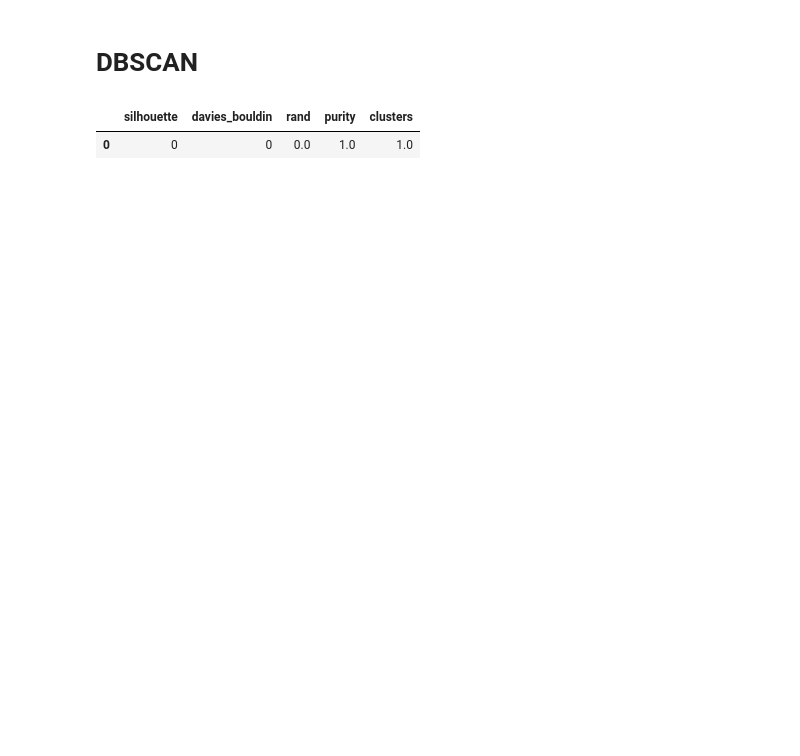
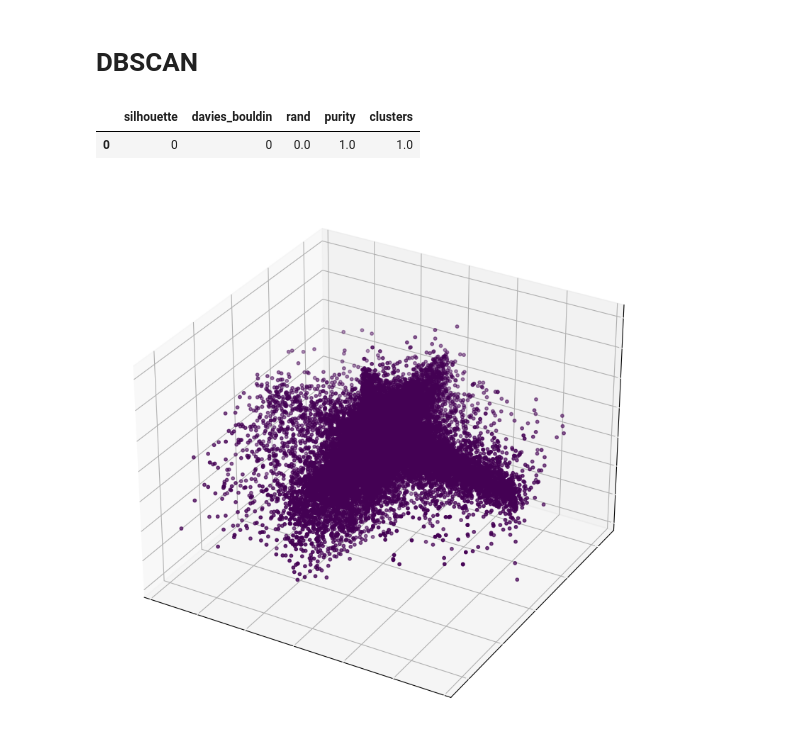
Before and after one commit to KamilMatejuk/Articles, a Jupyter notebook: Machine Learning/03. Unsupervised Clustering explained/main.ipynb, the cells around one changed output. Saved outputs shown, nothing was run; the diff lists cells and outputs as text; code cells hidden in the pictures; blank space fills up the shorter version.

```diff
--- a/Machine Learning/03. Unsupervised Clustering explained/main.ipynb
+++ b/Machine Learning/03. Unsupervised Clustering explained/main.ipynb
@@ -36,3 +74,7 @@ run_dbscan(df, dict())
 # %% [output]
 |  | silhouette | davies_bouldin | rand | purity | clusters |
 | 0 | 0 | 0 | 0.0 | 1.0 | 1.0 |
+# %%
+show_dbscan(df, dict())
+# %% [output]
+[figure, added]
```
Also changed, not shown: parts of 6 cells of this notebook, 3 other files.
